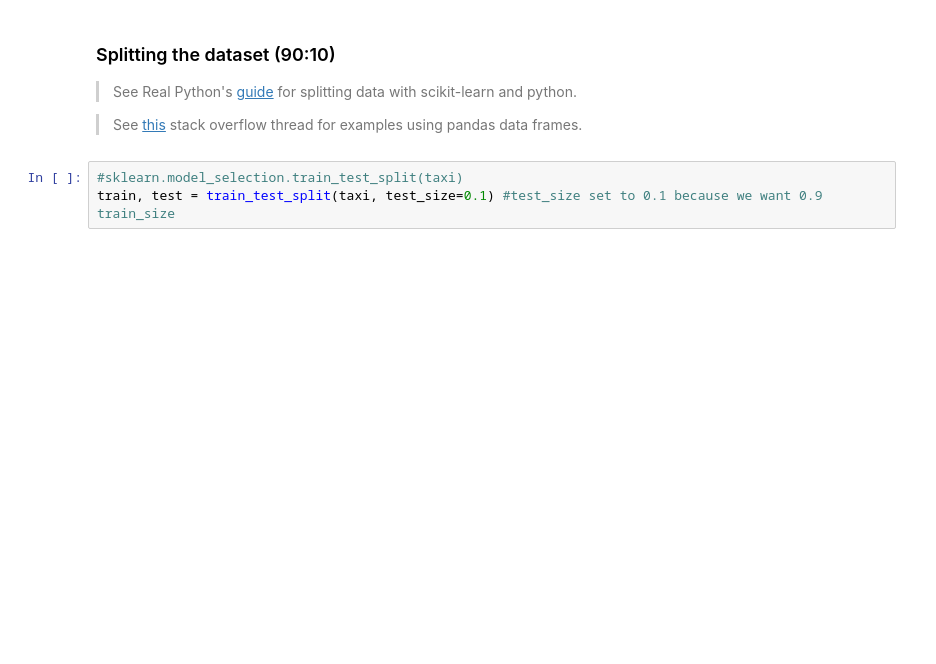
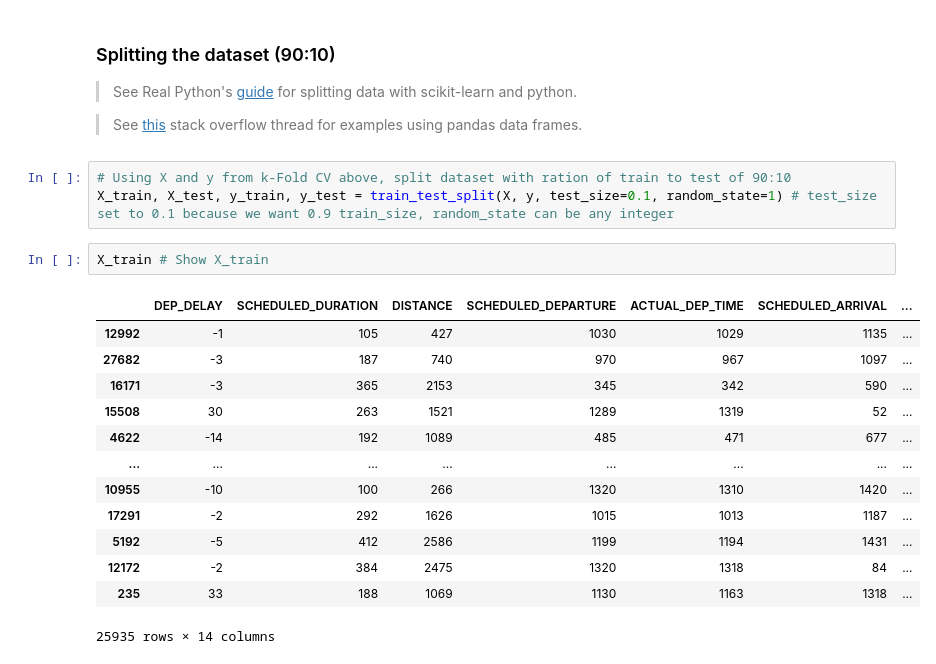
Before and after one commit to catstacks/TDADSAssignments, a Jupyter notebook: LinReg.ipynb, the cells around one changed output. Drawn from its saved outputs; the diff is of its cells as text; blank space fills up the shorter version.

Commit message:
Update splitting the dataset

```diff
--- a/LinReg.ipynb
+++ b/LinReg.ipynb
@@ -274,6 +274,22 @@ alpha: 0.990000
 > See Real Python's [guide](https://realpython.com/train-test-split-python-data/) for splitting data with scikit-learn and python.
 
 > See [this](https://stackoverflow.com/questions/24147278/how-do-i-create-test-and-train-samples-from-one-dataframe-with-pandas) stack overflow thread for examples using pandas data frames.
-# %%
-#sklearn.model_selection.train_test_split(taxi)
-train, test = train_test_split(taxi, test_size=0.1) #test_size set to 0.1 because we want 0.9 train_size
+# %%
+# Using X and y from k-Fold CV above, split dataset with ration of train to test of 90:10
+X_train, X_test, y_train, y_test = train_test_split(X, y, test_size=0.1, random_state=1) # test_size set to 0.1 because we want 0.9 train_size, random_state can be any integer
+# %%
+X_train # Show X_train
+# %% [output]
+|  | DEP_DELAY | SCHEDULED_DURATION | DISTANCE | SCHEDULED_DEPARTURE | ACTUAL_DEP_TIME | SCHEDULED_ARRIVAL | ... |
+| 12992 | -1 | 105 | 427 | 1030 | 1029 | 1135 | ... |
+| 27682 | -3 | 187 | 740 | 970 | 967 | 1097 | ... |
+| 16171 | -3 | 365 | 2153 | 345 | 342 | 590 | ... |
+| 15508 | 30 | 263 | 1521 | 1289 | 1319 | 52 | ... |
+| 4622 | -14 | 192 | 1089 | 485 | 471 | 677 | ... |
+| ... | ... | ... | ... | ... | ... | ... | ... |
+| 10955 | -10 | 100 | 266 | 1320 | 1310 | 1420 | ... |
+| 17291 | -2 | 292 | 1626 | 1015 | 1013 | 1187 | ... |
+| 5192 | -5 | 412 | 2586 | 1199 | 1194 | 1431 | ... |
+| 12172 | -2 | 384 | 2475 | 1320 | 1318 | 84 | ... |
+| 235 | 33 | 188 | 1069 | 1130 | 1163 | 1318 | ... |
+25935 rows × 14 columns
```
Also changed, not shown: parts of 3 cells of this notebook.
